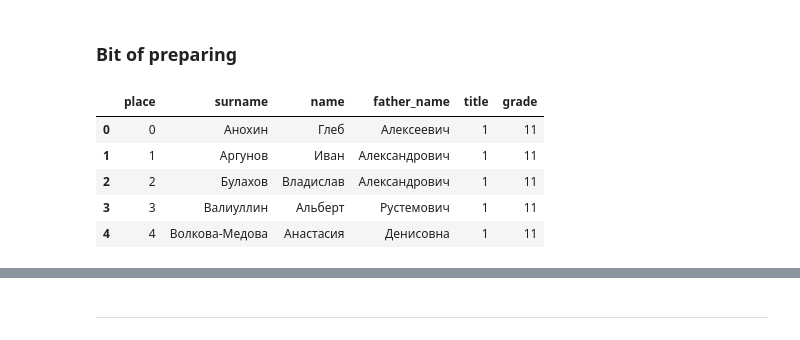
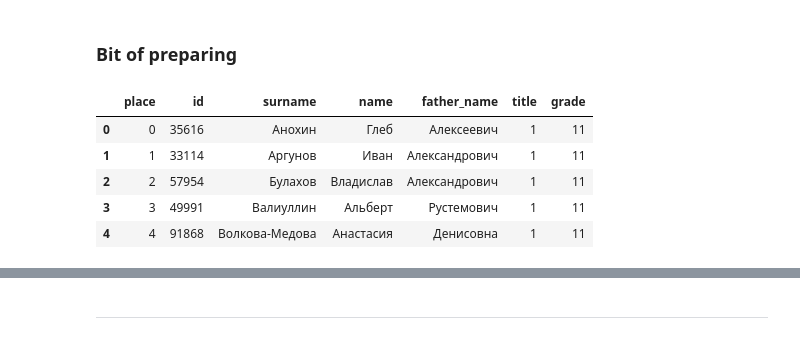
Before and after one commit to VladG00dmanPersonal/LMSH_AI_HACK, a Jupyter notebook: src/Vlad/EDA.ipynb, the cells around one changed output, grey strips where cells are left out. Cells and saved outputs as stored; diff of their text form; code cells hidden in the pictures.

```diff
--- a/src/Vlad/EDA.ipynb
+++ b/src/Vlad/EDA.ipynb
@@ -150,28 +173,28 @@ Name: count, dtype: int64
 # %% [markdown]
 ### Bit of preparing
 # %%
-df_future_9 = pd.read_csv(raw_data_dir + "FUTURE_9.csv").drop(columns=['id'])
-df_future_10 = pd.read_csv(raw_data_dir + "FUTURE_10.csv").drop(columns=['id'])
-df_future_11 = pd.read_csv(raw_data_dir + "FUTURE_11.csv").drop(columns=['id'])
+df_future2526_9 = pd.read_csv(raw_data_dir + future_dir + year2526_dir + future_filename + "_9.csv")
+df_future2526_10 = pd.read_csv(raw_data_dir + future_dir + year2526_dir + future_filename + "_10.csv")
+df_future2526_11 = pd.read_csv(raw_data_dir + future_dir + year2526_dir + future_filename + "_11.csv")
 
-df_future_9['grade'] = 9
-df_future_10['grade'] = 10
-df_future_11['grade'] = 11
+df_future2526_9['grade'] = 9
+df_future2526_10['grade'] = 10
+df_future2526_11['grade'] = 11
 
-df_future_9 = df_future_9.reset_index().rename(columns={'index': 'place'})
-df_future_10 = df_future_10.reset_index().rename(columns={'index': 'place'})
-df_future_11 = df_future_11.reset_index().rename(columns={'index': 'place'})
+df_future2526_9 = df_future2526_9.reset_index().rename(columns={'index': 'place'})
+df_future2526_10 = df_future2526_10.reset_index().rename(columns={'index': 'place'})
+df_future2526_11 = df_future2526_11.reset_index().rename(columns={'index': 'place'})
 
-df_future = pd.concat([df_future_9, df_future_10, df_future_11])
+df_future = pd.concat([df_future2526_9, df_future2526_10, df_future2526_11])
 df_future = df_future.sort_values(by=['grade', 'place'], ascending=[False, True])
 df_future.head()
 # %% [output]
-|  | place | surname | name | father_name | title | grade |
-| 0 | 0 | Анохин | Глеб | Алексеевич | 1 | 11 |
-| 1 | 1 | Аргунов | Иван | Александрович | 1 | 11 |
-| 2 | 2 | Булахов | Владислав | Александрович | 1 | 11 |
-| 3 | 3 | Валиуллин | Альберт | Рустемович | 1 | 11 |
-| 4 | 4 | Волкова-Медова | Анастасия | Денисовна | 1 | 11 |
+|  | place | id | surname | name | father_name | title | grade |
+| 0 | 0 | 35616 | Анохин | Глеб | Алексеевич | 1 | 11 |
+| 1 | 1 | 33114 | Аргунов | Иван | Александрович | 1 | 11 |
+| 2 | 2 | 57954 | Булахов | Владислав | Александрович | 1 | 11 |
+| 3 | 3 | 49991 | Валиуллин | Альберт | Рустемович | 1 | 11 |
+| 4 | 4 | 91868 | Волкова-Медова | Анастасия | Денисовна | 1 | 11 |
 # %%
 df_future.isna().sum()
 # %% [output]
```
Also changed, not shown: parts of 40 cells of this notebook.
